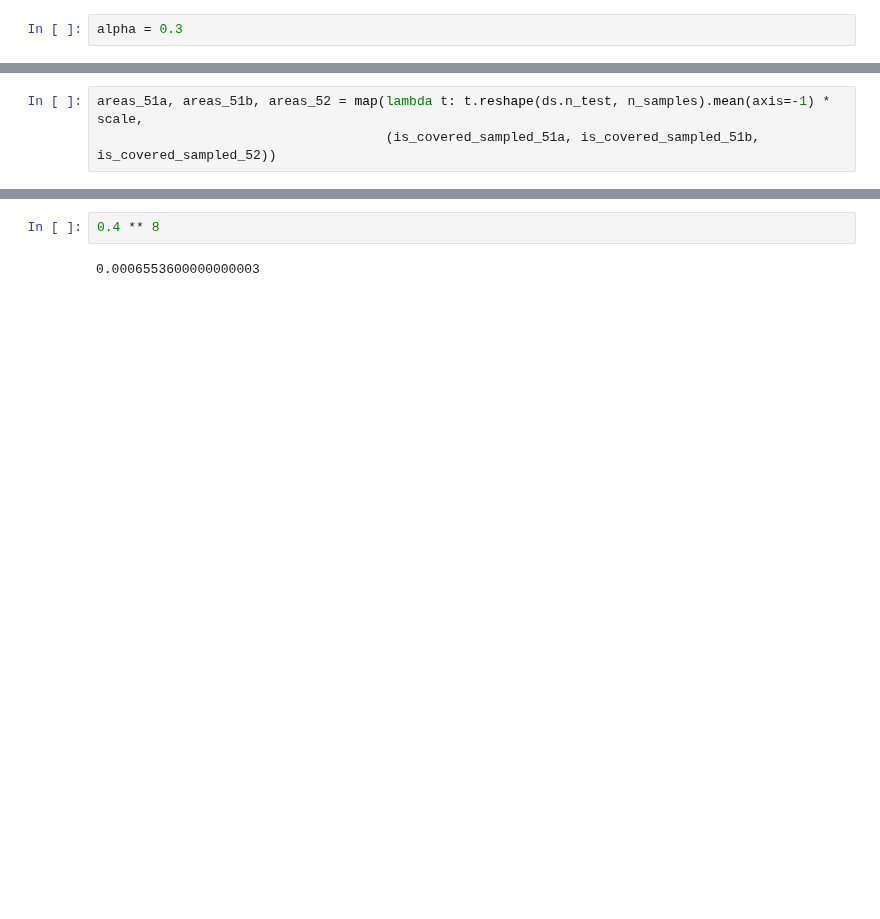
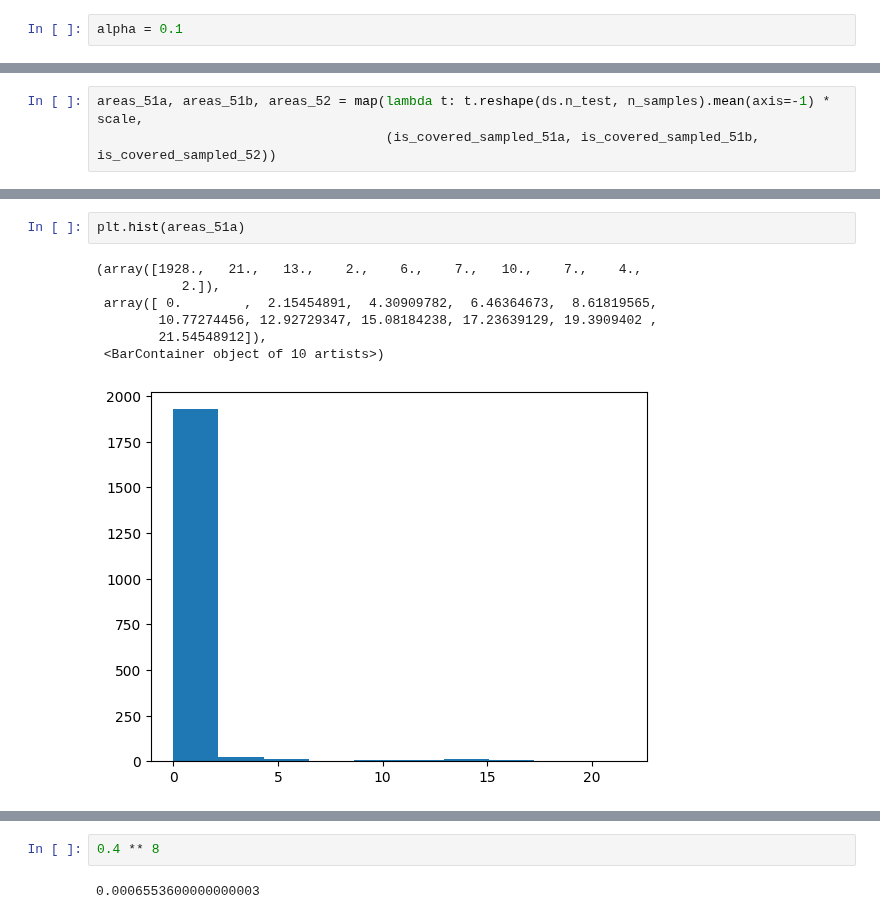
Before and after one commit to VldKnd/conditional_quantile_function, a Jupyter notebook: poc/Section5.ipynb, the cells around one changed output, grey strips where cells are left out. Drawn from its saved outputs; the diff is of its cells as text; blank space fills up the shorter version.

```diff
--- a/poc/Section5.ipynb
+++ b/poc/Section5.ipynb
@@ -105,7 +105,7 @@ from metrics.wsc import wsc_unbiased
 # %% [markdown]
 ## Algorithms according to section 5
 # %%
-alpha = 0.3
+alpha = 0.1
 # %%
 from IPython.display import display, Markdown
 # %% [markdown]
@@ -435,3 +488,13 @@ areas_51a, areas_51b, areas_52 = map(lambda t: t.reshape(ds.n_test, n_samples).m
+# %%
+plt.hist(areas_51a)
+# %% [output]
+(array([1928.,   21.,   13.,    2.,    6.,    7.,   10.,    7.,    4.,
+           2.]),
+ array([ 0.        ,  2.15454891,  4.30909782,  6.46364673,  8.61819565,
+        10.77274456, 12.92729347, 15.08184238, 17.23639129, 19.3909402 ,
+        21.54548912]),
+ <BarContainer object of 10 artists>)
+[figure, added]
 # %%
 areas_52.mean()
 # %% [output]
```
Also changed, not shown: parts of 23 cells of this notebook, 9 other files.
